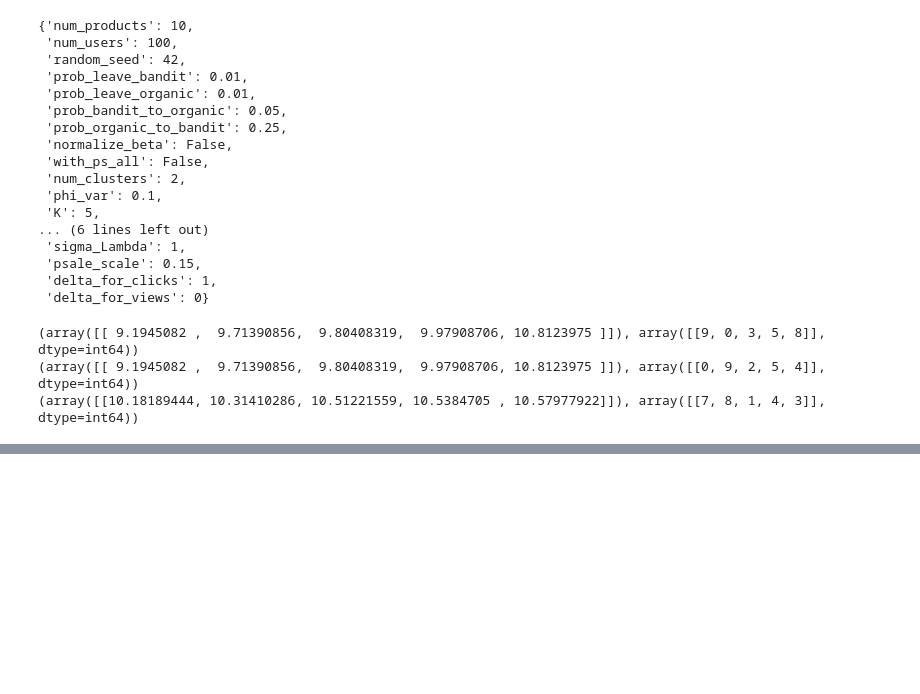
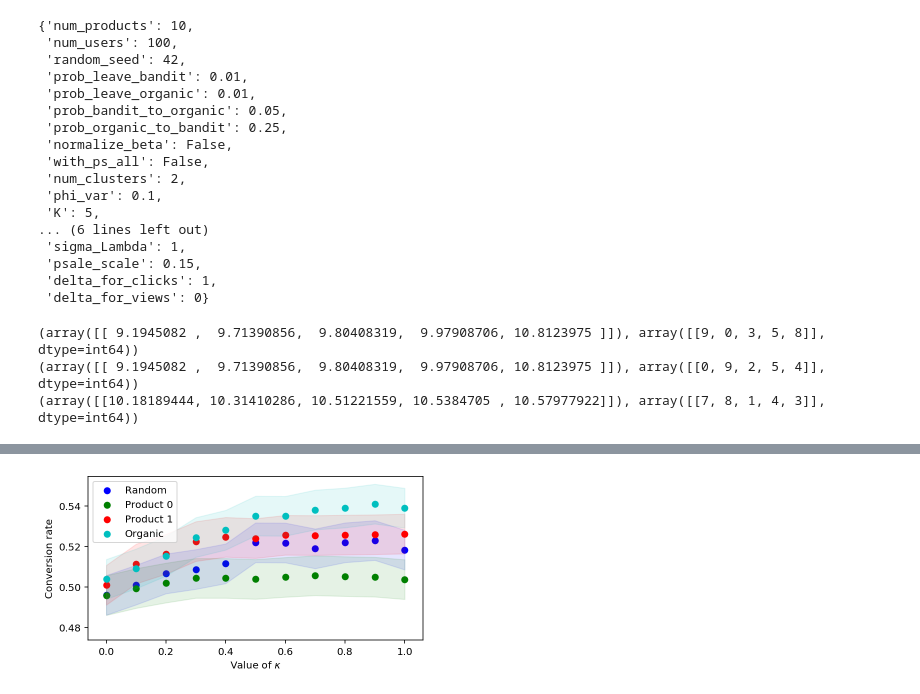
Before and after one commit to philomenec/reco-gym, a Jupyter notebook: 1. Compare agents.ipynb, the cells around one changed output, grey strips where cells are left out. Cells and saved outputs as stored; diff of their text form; code cells hidden in the pictures; blank space fills up the shorter version.

```diff
--- a/1. Compare agents.ipynb
+++ b/1. Compare agents.ipynb
@@ -823,0 +982,28 @@ print(neigh.kneighbors(np.array(env.omega[:,0]).reshape(1, -1), return_distance=
+# %%
+metric = "Share user with sale"
+label_list=["Random","Product 0","Product 1","Organic"]
+for prod in range(4):
+    y = [resu[i][metric]["0.500"].iloc[prod] for i in range(len(kappa_values))]
+#     plt.plot(kappa_values,y)
+    plt.scatter(kappa_values,
+                y,
+#                  yerr=([resu[i][metric]["0.500"].iloc[prod]-resu[i][metric]["0.025"].iloc[prod] for i in range(len(kappa_values))],
+#                        [resu[i][metric]["0.500"].iloc[prod]-resu[i][metric]["0.025"].iloc[prod] for i in range(len(kappa_values))]),
+#                  fmt='o',
+#                  capsize=4,
+#                 label = "Prod "+str(prod))
+                 label = label_list[prod],
+               color = ['b', 'g', 'r', 'c', 'm', 'y', 'k'][prod])
+    ci = resu[0][metric]["0.500"].iloc[prod]-resu[0][metric]["0.025"].iloc[prod]
+    plt.fill_between(x=kappa_values,
+                     y1=y-ci,
+                     y2=y+ci,
+                     alpha=.1,
+                    color = ['b', 'g', 'r', 'c', 'm', 'y', 'k'][prod])
+plt.legend()
+plt.xlabel("Value of $\kappa$")
+plt.ylabel("Conversion rate")
+# plt.title("Conversion rate")
+plt.show()
+# %% [output]
+[figure, added]
```
Also changed, not shown: parts of 6 cells of this notebook, 8 other files.
